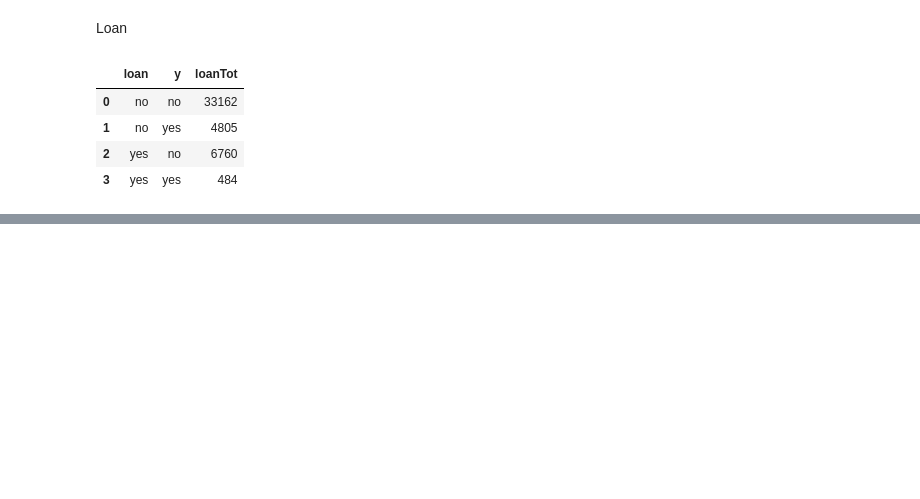
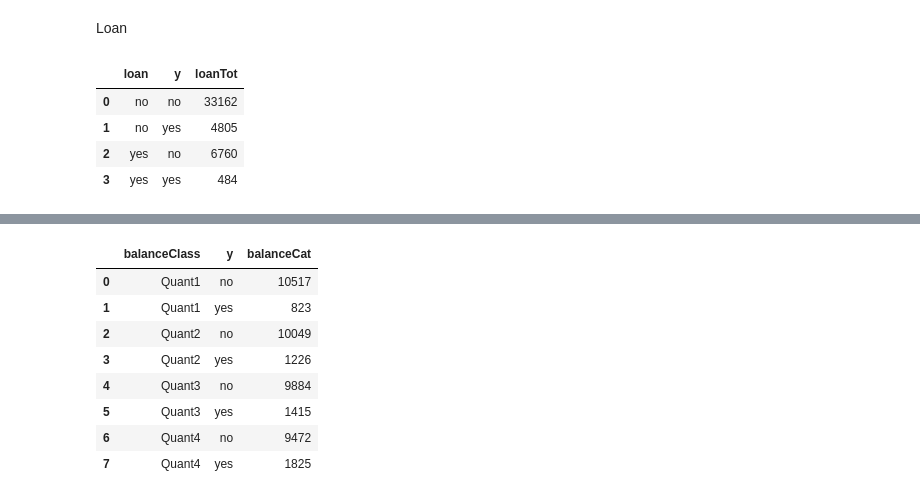
Before and after one commit to TwoManyHands/Algorithms, a Jupyter notebook: bank_2.ipynb, the cells around one changed output, grey strips where cells are left out. Saved outputs shown, nothing was run; the diff lists cells and outputs as text; code cells hidden in the pictures; blank space fills up the shorter version.

```diff
--- a/bank_2.ipynb
+++ b/bank_2.ipynb
@@ -45,0 +67,15 @@ NameError: name 'np' is not defined
+# %%
+#calculate the total customers categorised as per qunatile
+#and propensity classification
+balanceProp=bankData.groupby(['balanceClass','y'])['y'].agg(balanceCat='count').reset_index()
+balanceProp
+# %% [output]
+|  | balanceClass | y | balanceCat |
+| 0 | Quant1 | no | 10517 |
+| 1 | Quant1 | yes | 823 |
+| 2 | Quant2 | no | 10049 |
+| 3 | Quant2 | yes | 1226 |
+| 4 | Quant3 | no | 9884 |
+| 5 | Quant3 | yes | 1415 |
+| 6 | Quant4 | no | 9472 |
+| 7 | Quant4 | yes | 1825 |
```
Also changed, not shown: parts of 5 cells of this notebook.
